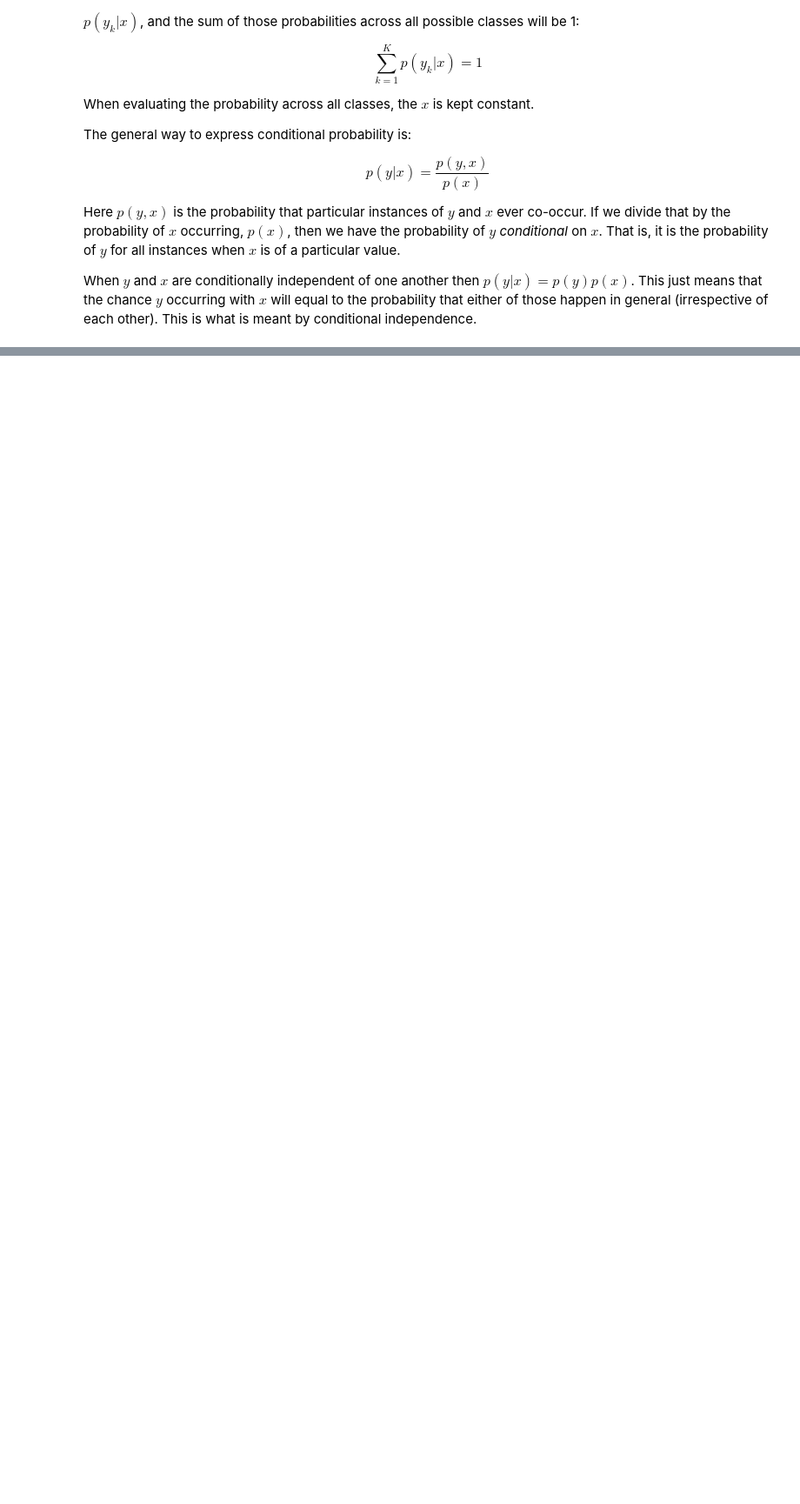
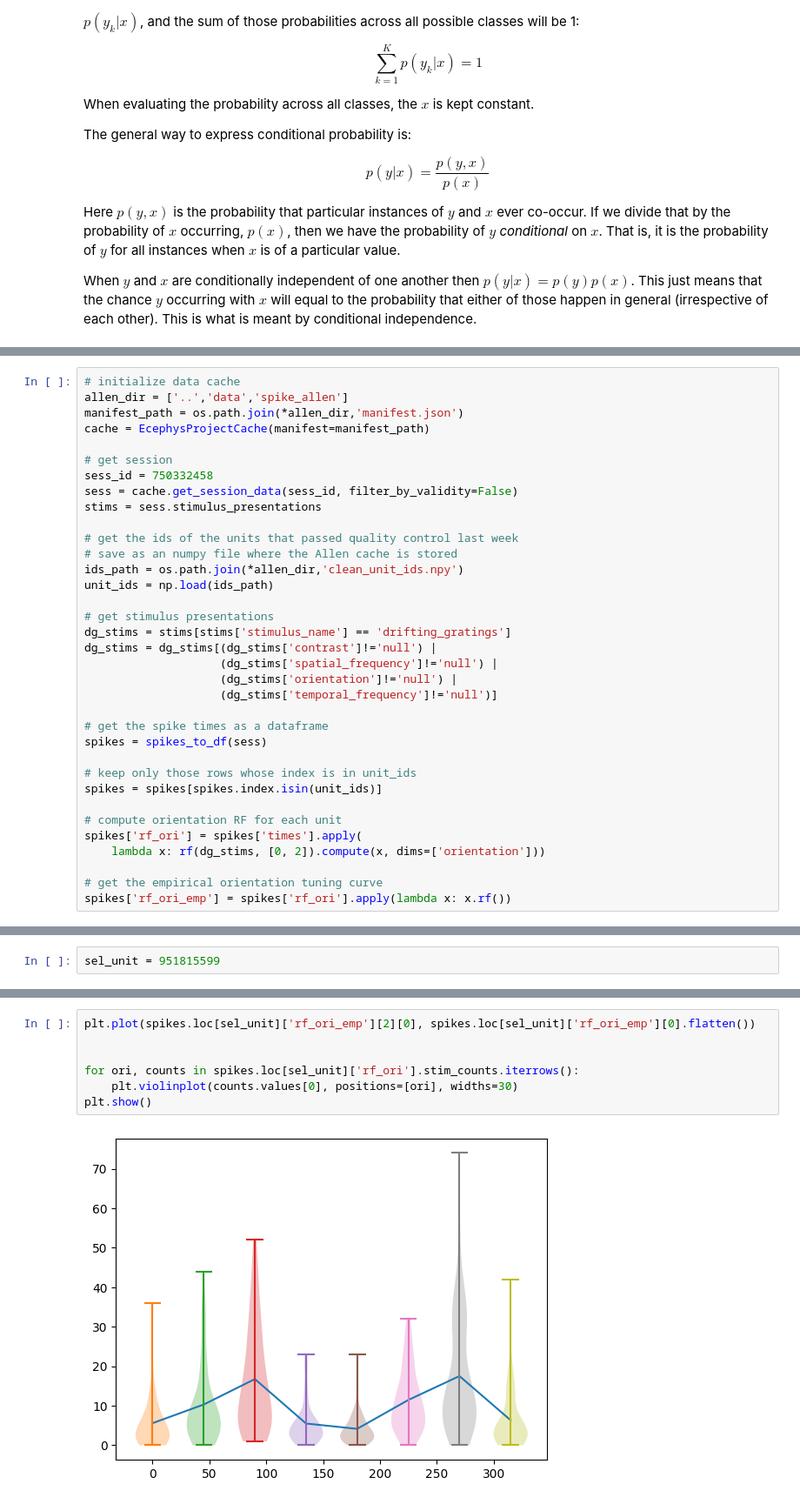
Before and after one commit to dbheadley/DecodingTheBrain, a Jupyter notebook: Week12/notes.ipynb, the cells around one changed output, grey strips where cells are left out. Shown at 87% size. Drawn from its saved outputs; the diff is of its cells as text; blank space fills up the shorter version.

Commit message:
updated week 12

```diff
--- a/Week12/notes.ipynb
+++ b/Week12/notes.ipynb
@@ -52,0 +79,35 @@ However, we do have
+# %%
+# initialize data cache
+allen_dir = ['..','data','spike_allen']
+manifest_path = os.path.join(*allen_dir,'manifest.json')
+cache = EcephysProjectCache(manifest=manifest_path)
+
+# get session
+sess_id = 750332458
+sess = cache.get_session_data(sess_id, filter_by_validity=False)
+stims = sess.stimulus_presentations
+
+# get the ids of the units that passed quality control last week
+# save as an numpy file where the Allen cache is stored
+ids_path = os.path.join(*allen_dir,'clean_unit_ids.npy')
+unit_ids = np.load(ids_path)
+
+# get stimulus presentations
+dg_stims = stims[stims['stimulus_name'] == 'drifting_gratings']
+dg_stims = dg_stims[(dg_stims['contrast']!='null') |
+                    (dg_stims['spatial_frequency']!='null') |
+                    (dg_stims['orientation']!='null') |
+                    (dg_stims['temporal_frequency']!='null')]
+
+# get the spike times as a dataframe
+spikes = spikes_to_df(sess)
+
+# keep only those rows whose index is in unit_ids
+spikes = spikes[spikes.index.isin(unit_ids)]
+
+# compute orientation RF for each unit
+spikes['rf_ori'] = spikes['times'].apply(
+    lambda x: rf(dg_stims, [0, 2]).compute(x, dims=['orientation']))
+
+# get the empirical orientation tuning curve
+spikes['rf_ori_emp'] = spikes['rf_ori'].apply(lambda x: x.rf())
@@ -52,0 +127,2 @@ However, we do have
+# %%
+sel_unit = 951815599
@@ -52,0 +153,9 @@ However, we do have
+# %%
+plt.plot(spikes.loc[sel_unit]['rf_ori_emp'][2][0], spikes.loc[sel_unit]['rf_ori_emp'][0].flatten())
+
+
+for ori, counts in spikes.loc[sel_unit]['rf_ori'].stim_counts.iterrows():
+    plt.violinplot(counts.values[0], positions=[ori], widths=30)
+plt.show()
+# %% [output]
+[figure, added]
```
Also changed, not shown: parts of 6 cells of this notebook, 3 other files.
